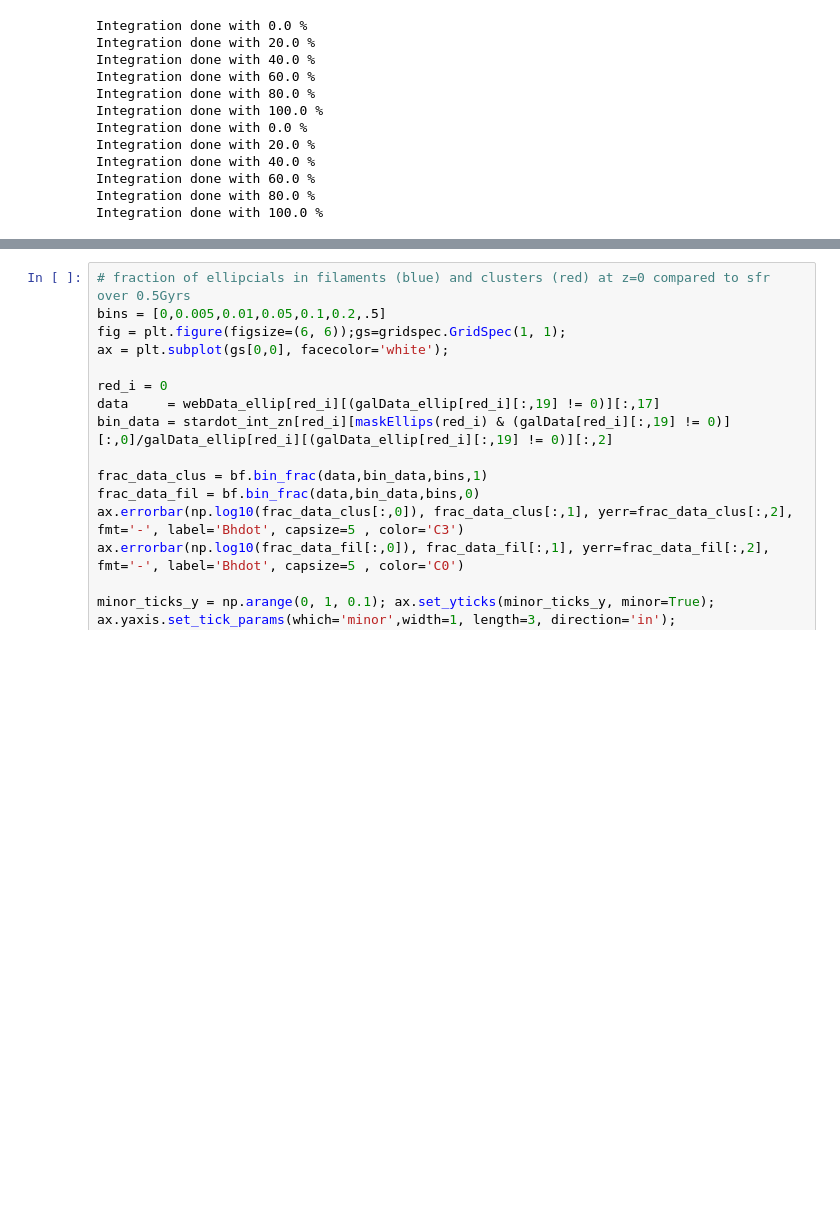
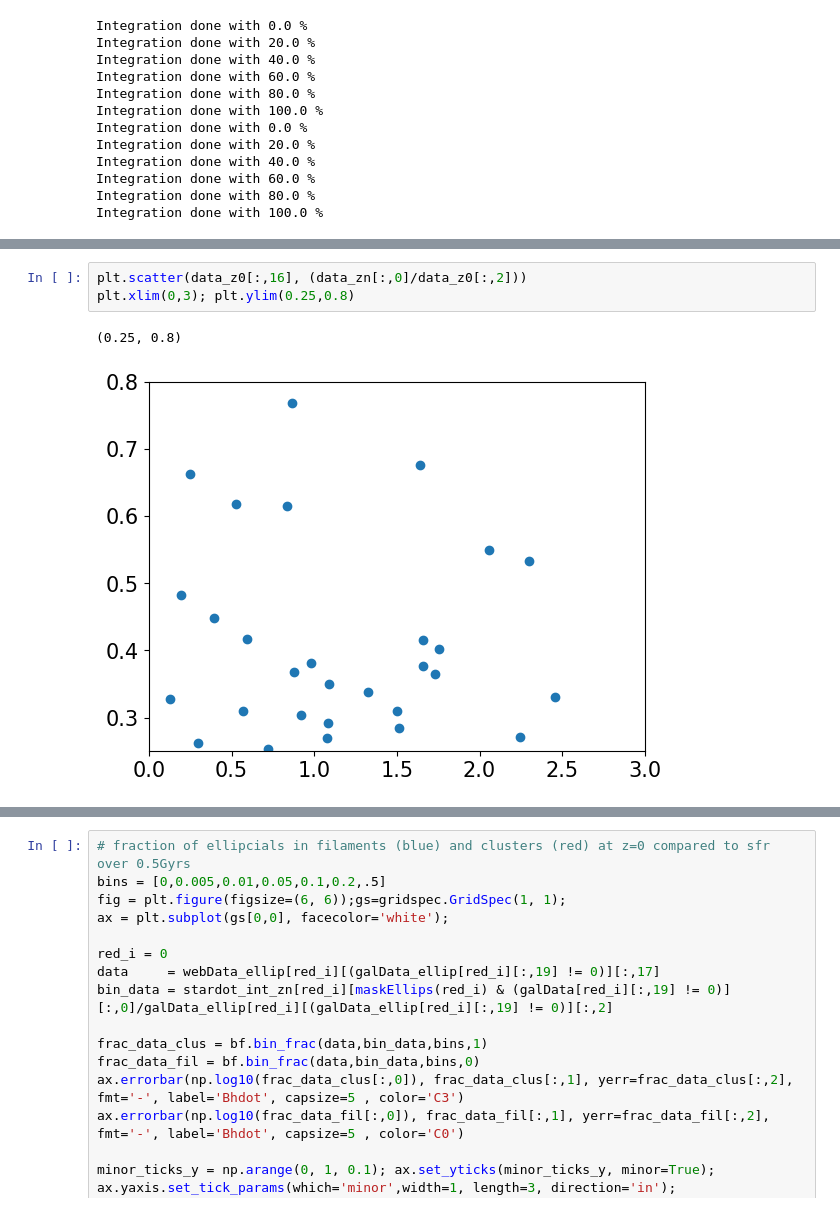
Before and after one commit to zpenoyre/illustris, a Jupyter notebook: web/code/feedback_analysis.ipynb, the cells around one changed output, grey strips where cells are left out. Saved outputs shown, nothing was run; the diff lists cells and outputs as text; blank space fills up the shorter version.

```diff
--- a/web/code/feedback_analysis.ipynb
+++ b/web/code/feedback_analysis.ipynb
@@ -239,2 +263,8 @@ High Mass [ 41.  35.  37.]
+# %%
+plt.scatter(data_z0[:,16], (data_zn[:,0]/data_z0[:,2]))
+plt.xlim(0,3); plt.ylim(0.25,0.8)
+# %% [output]
+(0.25, 0.8)
+[figure, added]
 # %%
 # fraction of ellipcials in filaments (blue) and clusters (red) at z=0 compared to delta bh over all time
```
Also changed, not shown: parts of 15 cells of this notebook, 24 other files.
